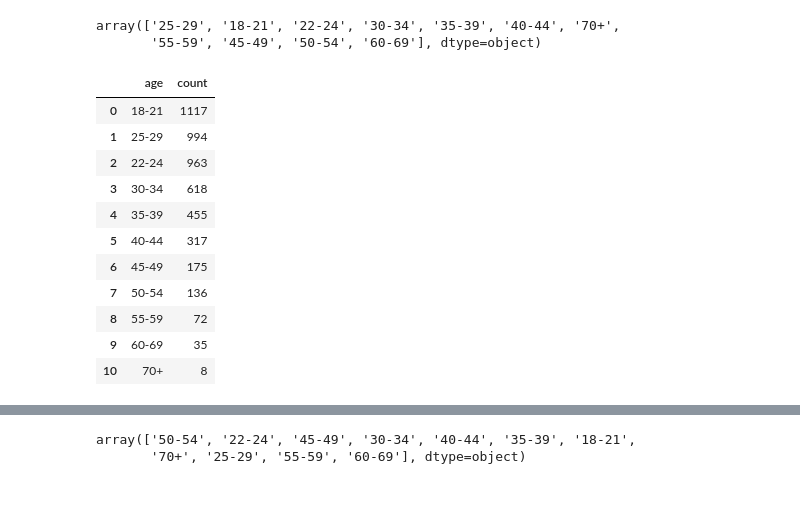
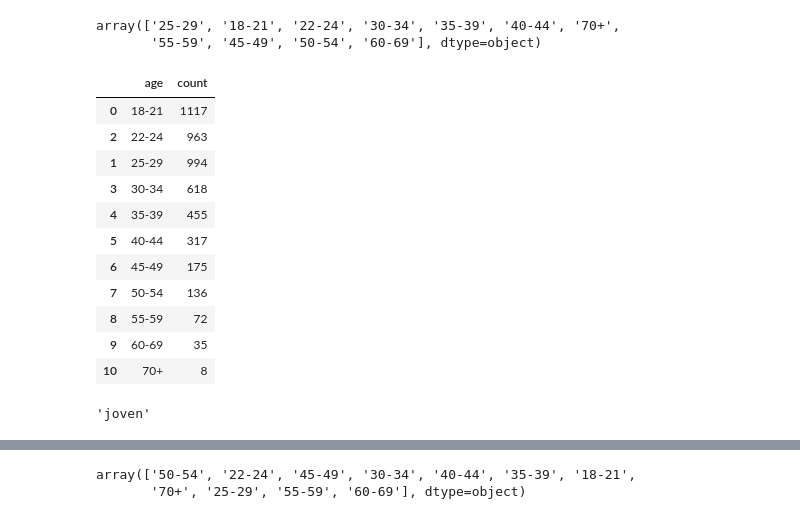
Before and after one commit to LourdesBoj/promoE_modulo2_proyecto_equipo3_AndreaIreneLourdesVictoria, a Jupyter notebook: Jupyter/limpieza_exploracion.ipynb, the cells around one changed output, grey strips where cells are left out. Drawn from its saved outputs; the diff is of its cells as text; code cells hidden in the pictures.

```diff
--- a/Jupyter/limpieza_exploracion.ipynb
+++ b/Jupyter/limpieza_exploracion.ipynb
@@ -176,4 +176,4 @@ tabla_completa.sample(1)
 # %%
-df_join.drop(["level_0","time"], axis = 1, inplace = True)
-df_join.head()
+tabla_completa.drop(["level_0","time"], axis = 1, inplace = True)
+tabla_completa.head()
 # %% [output]
@@ -256,13 +262,13 @@ df_woman["age"].unique()
 array(['25-29', '18-21', '22-24', '30-34', '35-39', '40-44', '70+',
        '55-59', '45-49', '50-54', '60-69'], dtype=object)
 # %%
-df_edad = df_woman["age"].value_counts().reset_index()
+df_edad = df_woman["age"].value_counts().reset_index().sort_values(by = ["age"])
 df_edad
 # %% [output]
 |  | age | count |
 | 0 | 18-21 | 1117 |
+| 2 | 22-24 | 963 |
 | 1 | 25-29 | 994 |
-| 2 | 22-24 | 963 |
 | 3 | 30-34 | 618 |
 | 4 | 35-39 | 455 |
 | 5 | 40-44 | 317 |
@@ -273,0 +292,4 @@ df_edad
+# %%
+rango("18-21")
+# %% [output]
+'joven'
```
Also changed, not shown: parts of 12 cells of this notebook, 1 other file.
